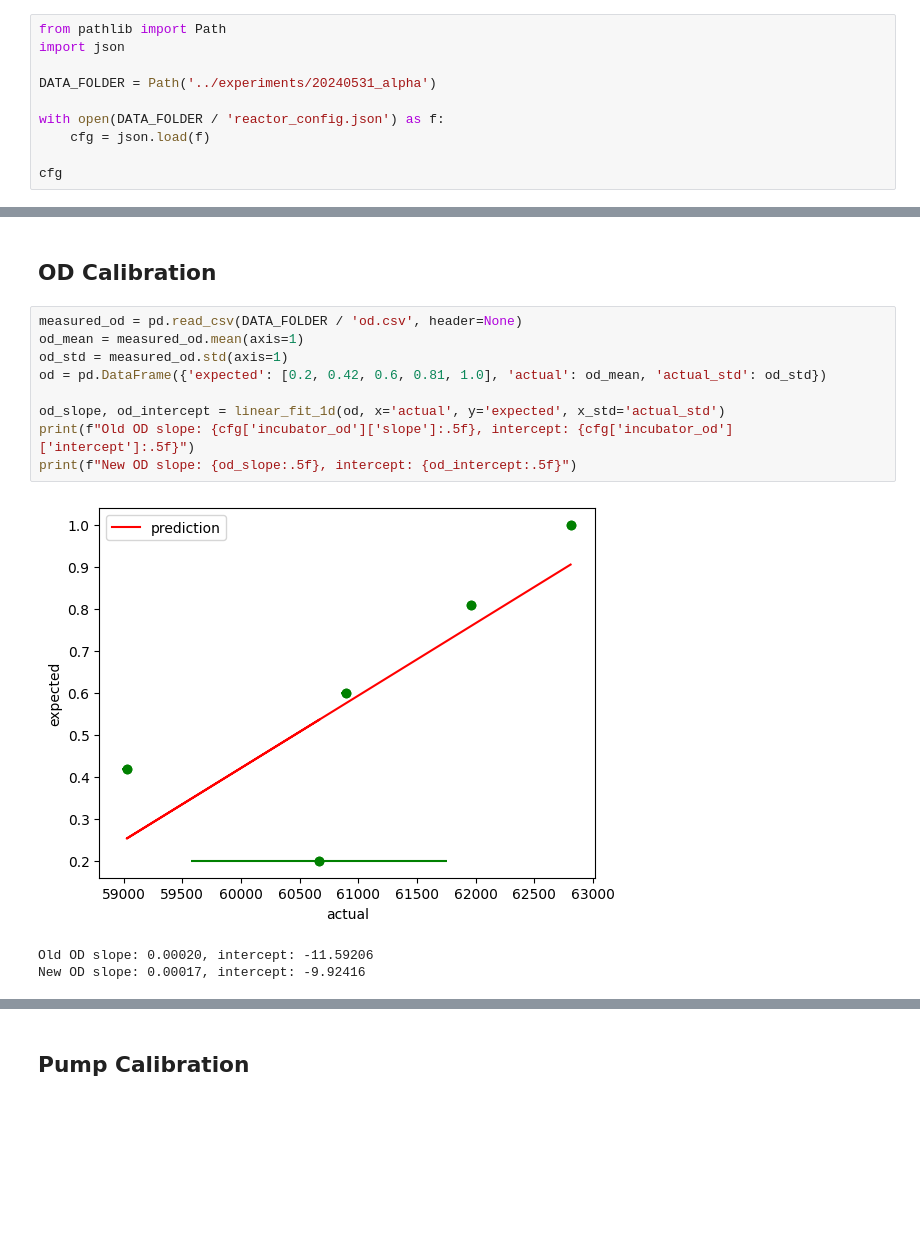
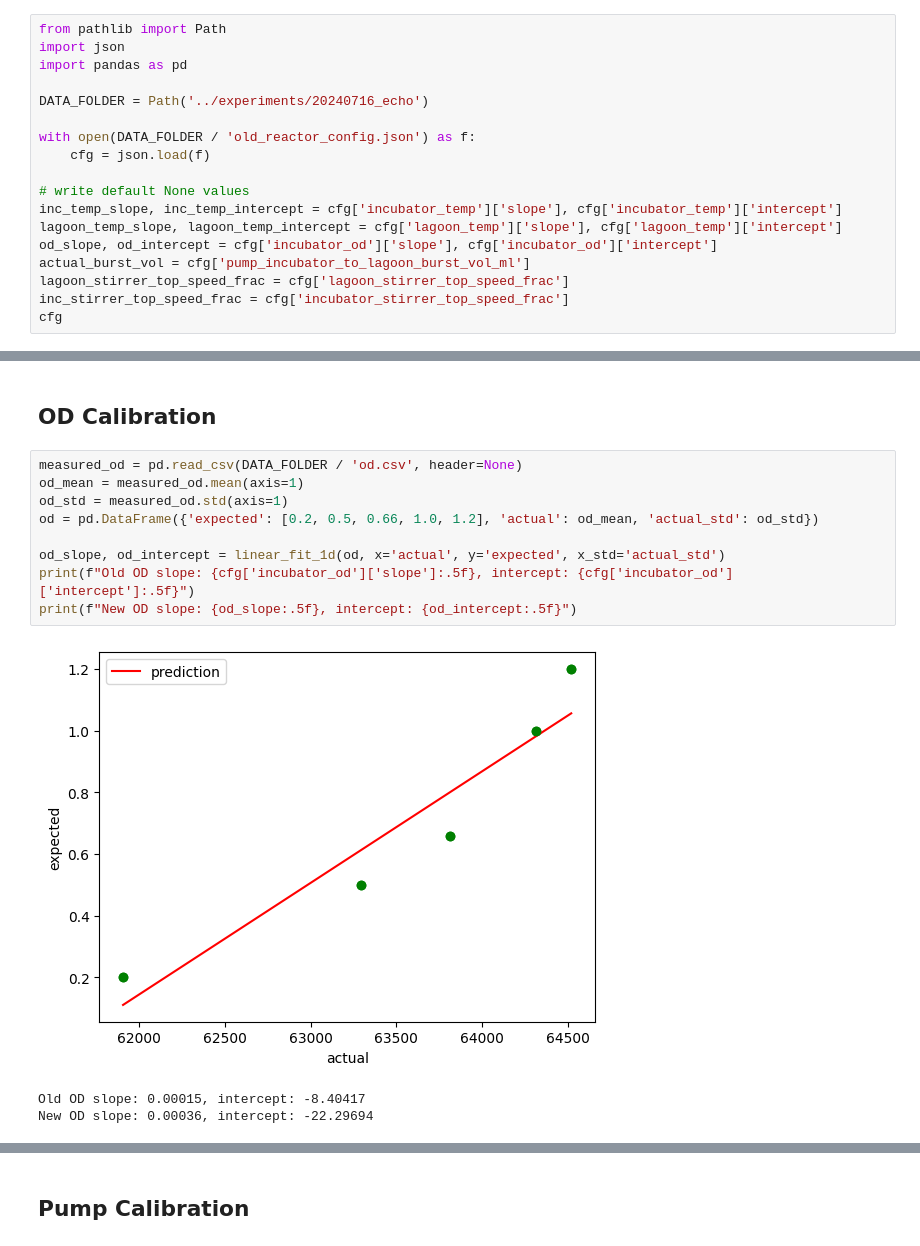
Before and after one commit to Schwank-Lab/evoflow-reactor, a Jupyter notebook: calibration/calibration.ipynb, the cells around one changed output, grey strips where cells are left out. Drawn from its saved outputs; the diff is of its cells as text; blank space fills up the shorter version.

Commit message:
calibrate echo

```diff
--- a/calibration/calibration.ipynb
+++ b/calibration/calibration.ipynb
@@ -3,11 +3,19 @@
 # %%
 from pathlib import Path
 import json
+import pandas as pd
 
-DATA_FOLDER = Path('../experiments/20240531_alpha')
+DATA_FOLDER = Path('../experiments/20240716_echo')
 
-with open(DATA_FOLDER / 'reactor_config.json') as f:
+with open(DATA_FOLDER / 'old_reactor_config.json') as f:
     cfg = json.load(f)
 
+# write default None values
+inc_temp_slope, inc_temp_intercept = cfg['incubator_temp']['slope'], cfg['incubator_temp']['intercept']
+lagoon_temp_slope, lagoon_temp_intercept = cfg['lagoon_temp']['slope'], cfg['lagoon_temp']['intercept']
+od_slope, od_intercept = cfg['incubator_od']['slope'], cfg['incubator_od']['intercept']
+actual_burst_vol = cfg['pump_incubator_to_lagoon_burst_vol_ml']
+lagoon_stirrer_top_speed_frac = cfg['lagoon_stirrer_top_speed_frac']
+inc_stirrer_top_speed_frac = cfg['incubator_stirrer_top_speed_frac']
 cfg
 # %% [output]
@@ -85,13 +86,13 @@ New lagoon temp slope: 1.21, intercept: -4.87
 # %%
 measured_od = pd.read_csv(DATA_FOLDER / 'od.csv', header=None)
 od_mean = measured_od.mean(axis=1)
 od_std = measured_od.std(axis=1)
-od = pd.DataFrame({'expected': [0.2, 0.42, 0.6, 0.81, 1.0], 'actual': od_mean, 'actual_std': od_std})
+od = pd.DataFrame({'expected': [0.2, 0.5, 0.66, 1.0, 1.2], 'actual': od_mean, 'actual_std': od_std})
 
 od_slope, od_intercept = linear_fit_1d(od, x='actual', y='expected', x_std='actual_std')
 print(f"Old OD slope: {cfg['incubator_od']['slope']:.5f}, intercept: {cfg['incubator_od']['intercept']:.5f}")
 print(f"New OD slope: {od_slope:.5f}, intercept: {od_intercept:.5f}")
 # %% [output]
-[figure, old version]
+[figure, new version]
-Old OD slope: 0.00020, intercept: -11.59206
-New OD slope: 0.00017, intercept: -9.92416
+Old OD slope: 0.00015, intercept: -8.40417
+New OD slope: 0.00036, intercept: -22.29694
```
Also changed, not shown: parts of 9 cells of this notebook.
